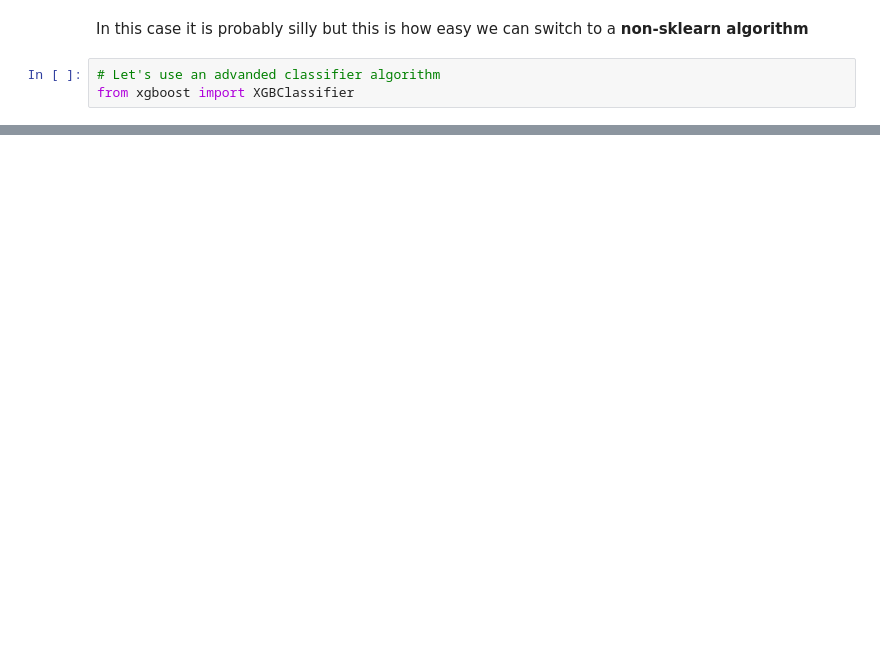
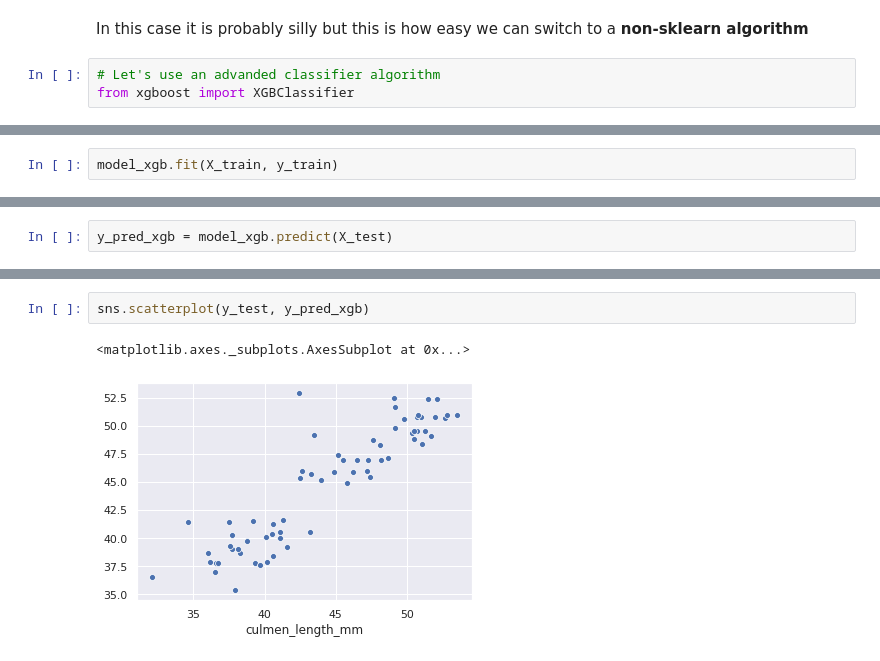
Before and after one commit to SDS-AAU/SDS-master, a Jupyter notebook: courses/ds4b-m1-6-sml/notebooks/s1-sml-intro.ipynb, the cells around one changed output, grey strips where cells are left out. Cells and saved outputs as stored; diff of their text form; blank space fills up the shorter version.

```diff
--- a/courses/ds4b-m1-6-sml/notebooks/s1-sml-intro.ipynb
+++ b/courses/ds4b-m1-6-sml/notebooks/s1-sml-intro.ipynb
@@ -604,0 +652,2 @@ penguins.head()
+# %%
+model_xgb.fit(X_train, y_train)
@@ -604,0 +691,2 @@ penguins.head()
+# %%
+y_pred_xgb = model_xgb.predict(X_test)
@@ -604,0 +703,5 @@ penguins.head()
+# %%
+sns.scatterplot(y_test, y_pred_xgb)
+# %% [output]
+<matplotlib.axes._subplots.AxesSubplot at 0x...>
+[figure, added]
```
Also changed, not shown: parts of 66 cells of this notebook.
